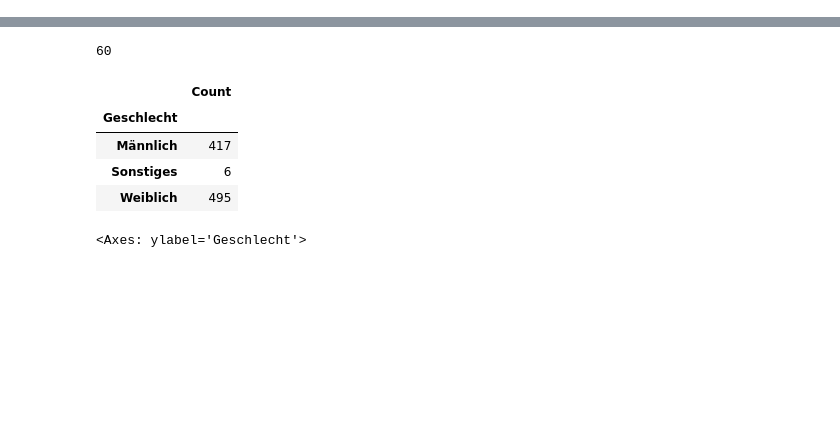
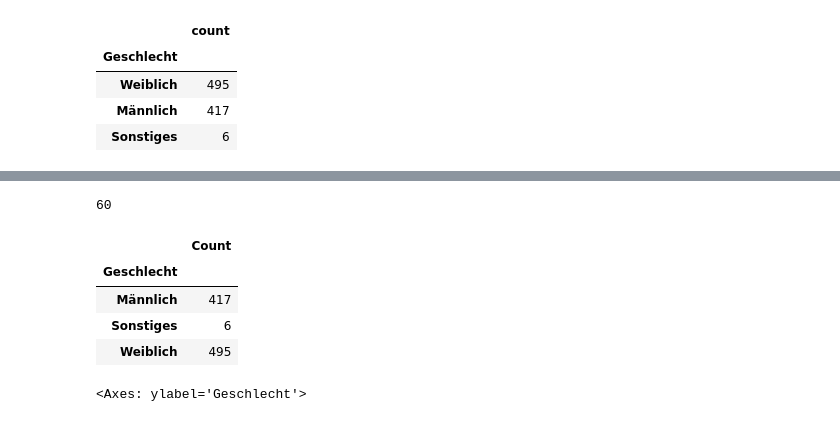
Before and after one commit to s2110458011/BA2024, a Jupyter notebook: src/Backend/data_processor/playground.ipynb, the cells around one changed output, grey strips where cells are left out. Cells and saved outputs as stored; diff of their text form; code cells hidden in the pictures; blank space fills up the shorter version.

```diff
--- a/testing/playground.ipynb
+++ b/src/Backend/data_processor/playground.ipynb
@@ -8,0 +50,10 @@ questions = toolparser.extract_features(df)
+# %%
+import seaborn as sns
+gender_count = pd.DataFrame(df.value_counts())
+gender_count
+# %% [output]
+|  | count |
+| Geschlecht |  |
+| Weiblich | 495 |
+| Männlich | 417 |
+| Sonstiges | 6 |
```
Also changed, not shown: parts of 9 cells of this notebook, 6 other files.
